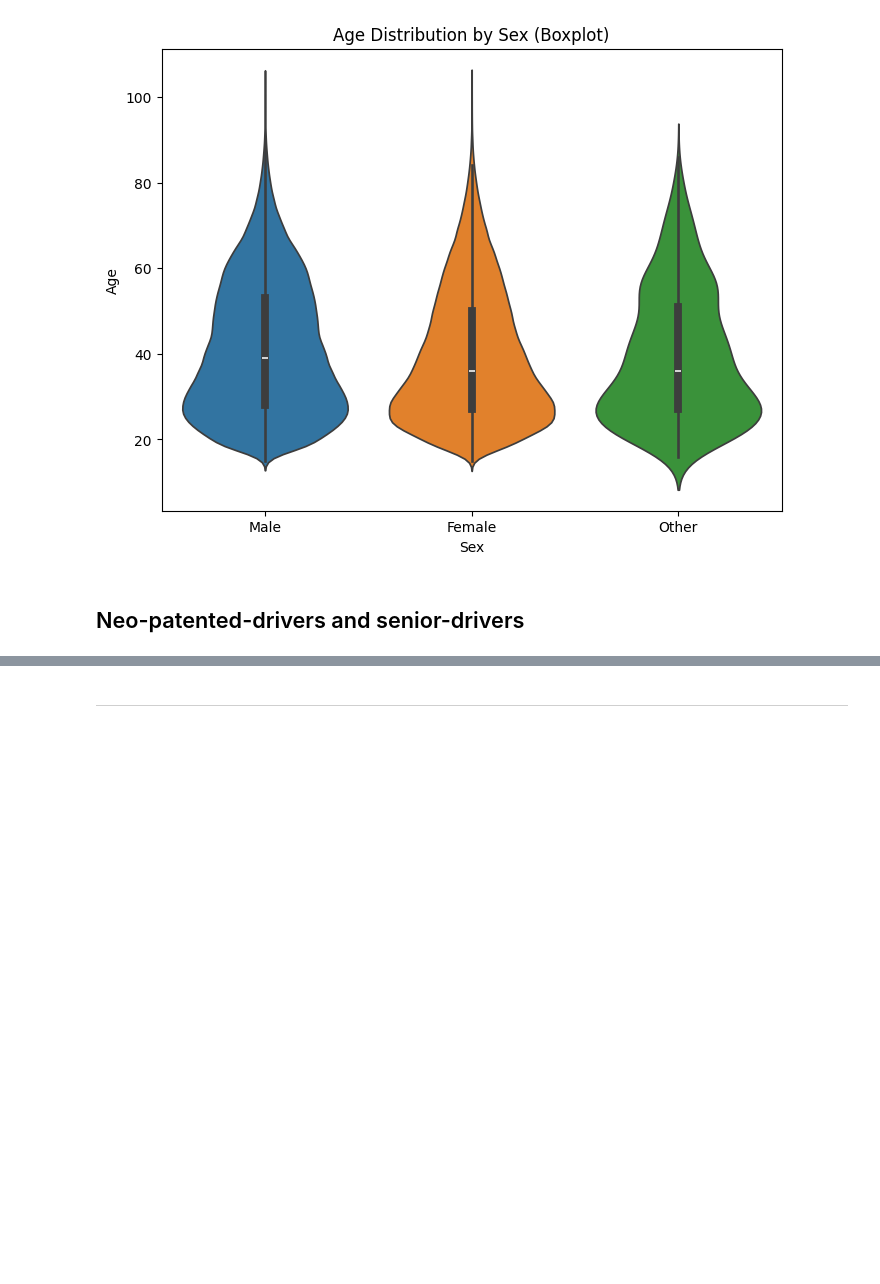
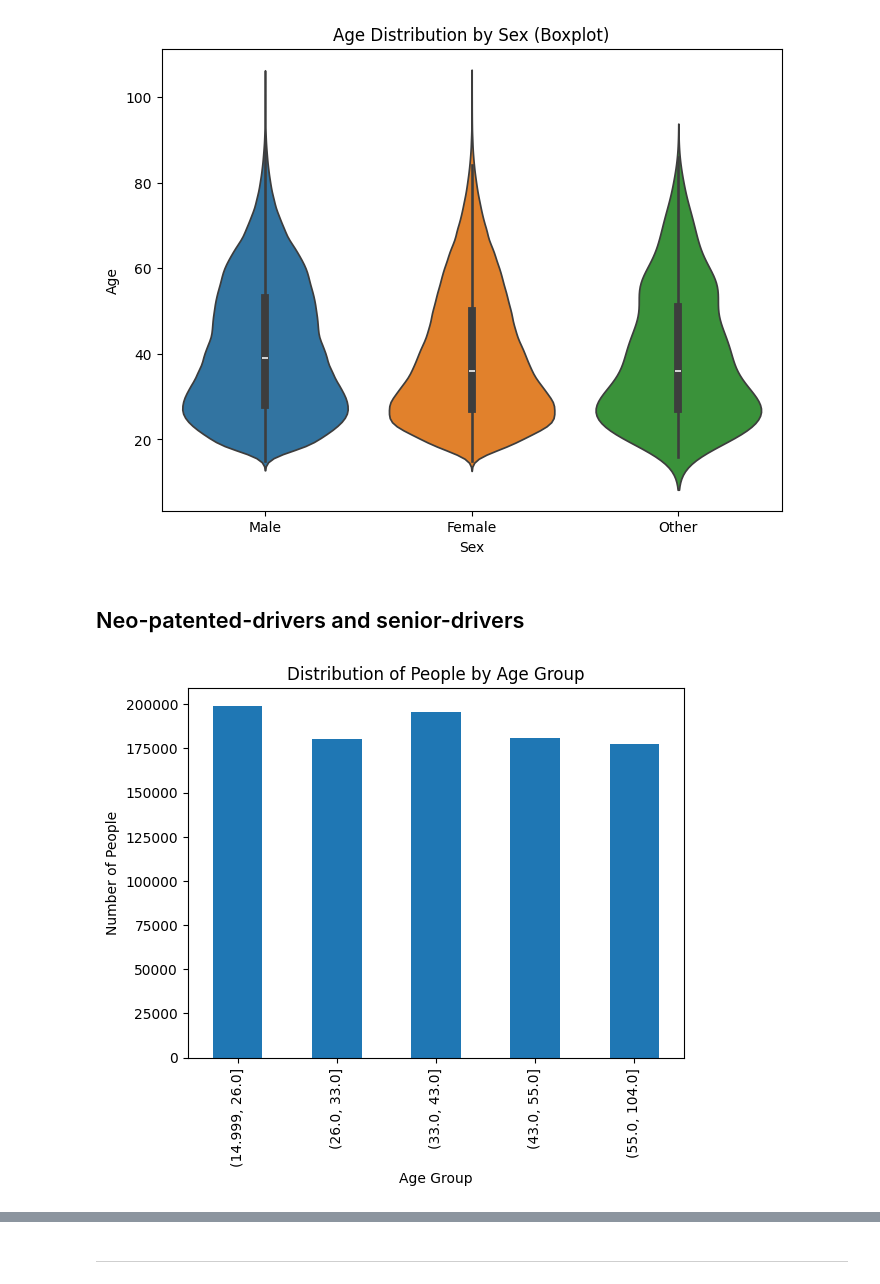
Before and after one commit to lavo2/DataMining-Project, a Jupyter notebook: 1-distribution.ipynb, the cells around one changed output, grey strips where cells are left out. Cells and saved outputs as stored; diff of their text form; code cells hidden in the pictures; blank space fills up the shorter version.

```diff
--- a/1-distribution.ipynb
+++ b/1-distribution.ipynb
@@ -680,3 +680,14 @@ people["GENDER_FEMALE"] = (people["SEX"] == 0).astype(int)
 people["GENDER_MALE"] = (people["SEX"] == 1).astype(int)
 # %% [markdown]
 ## Neo-patented-drivers and senior-drivers
+# %%
+#divide the age into quantiles
+people_test = people.copy()
+people['AGE_GROUP'] = pd.qcut(people['AGE'], q=5)
+people['AGE_GROUP'].value_counts().sort_index().plot(kind='bar')
+plt.title('Distribution of People by Age Group')
+plt.xlabel('Age Group')
+plt.ylabel('Number of People')
+plt.show()
+# %% [output]
+[figure, added]
```
Also changed, not shown: parts of 12 cells of this notebook, 2 other files.
